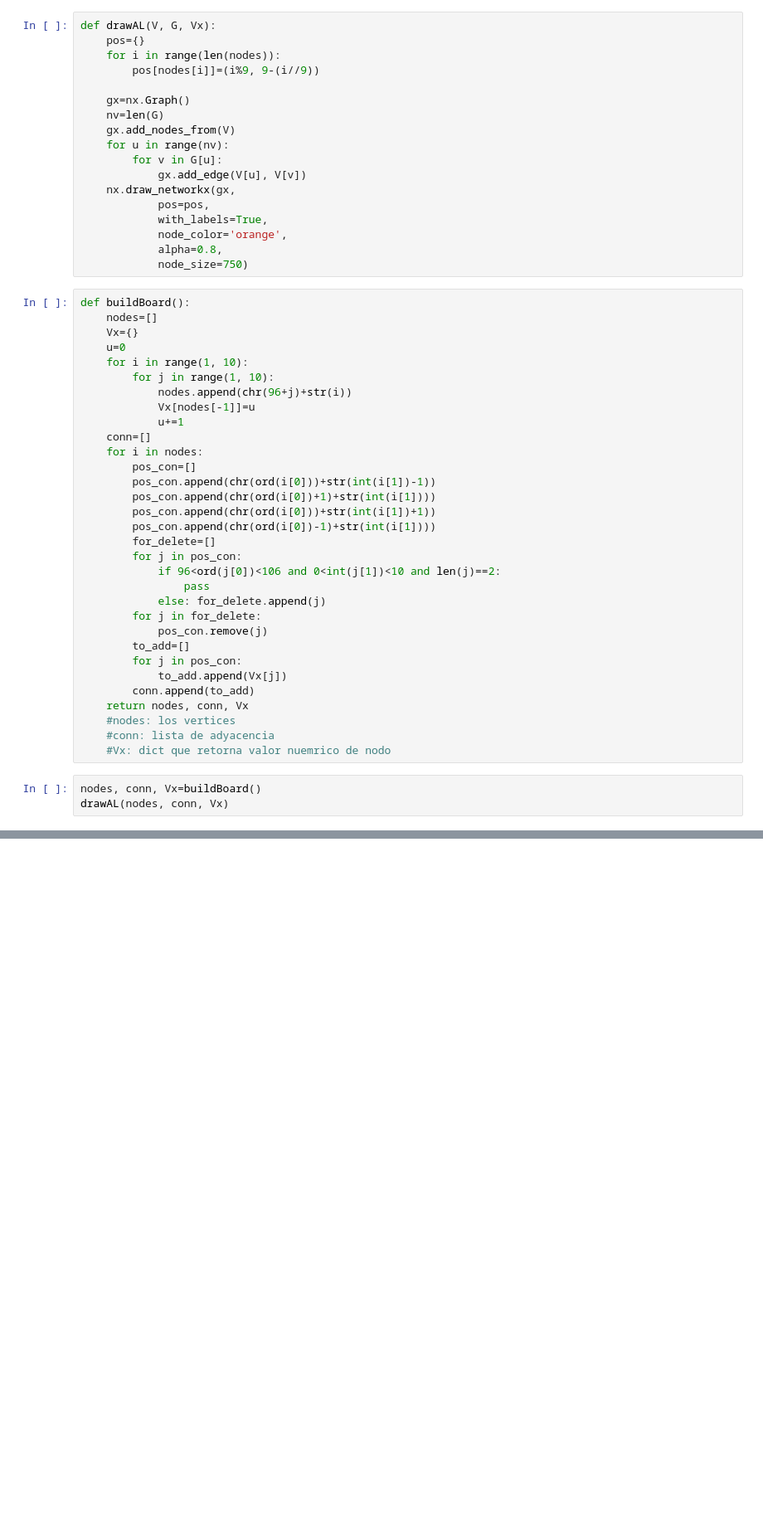
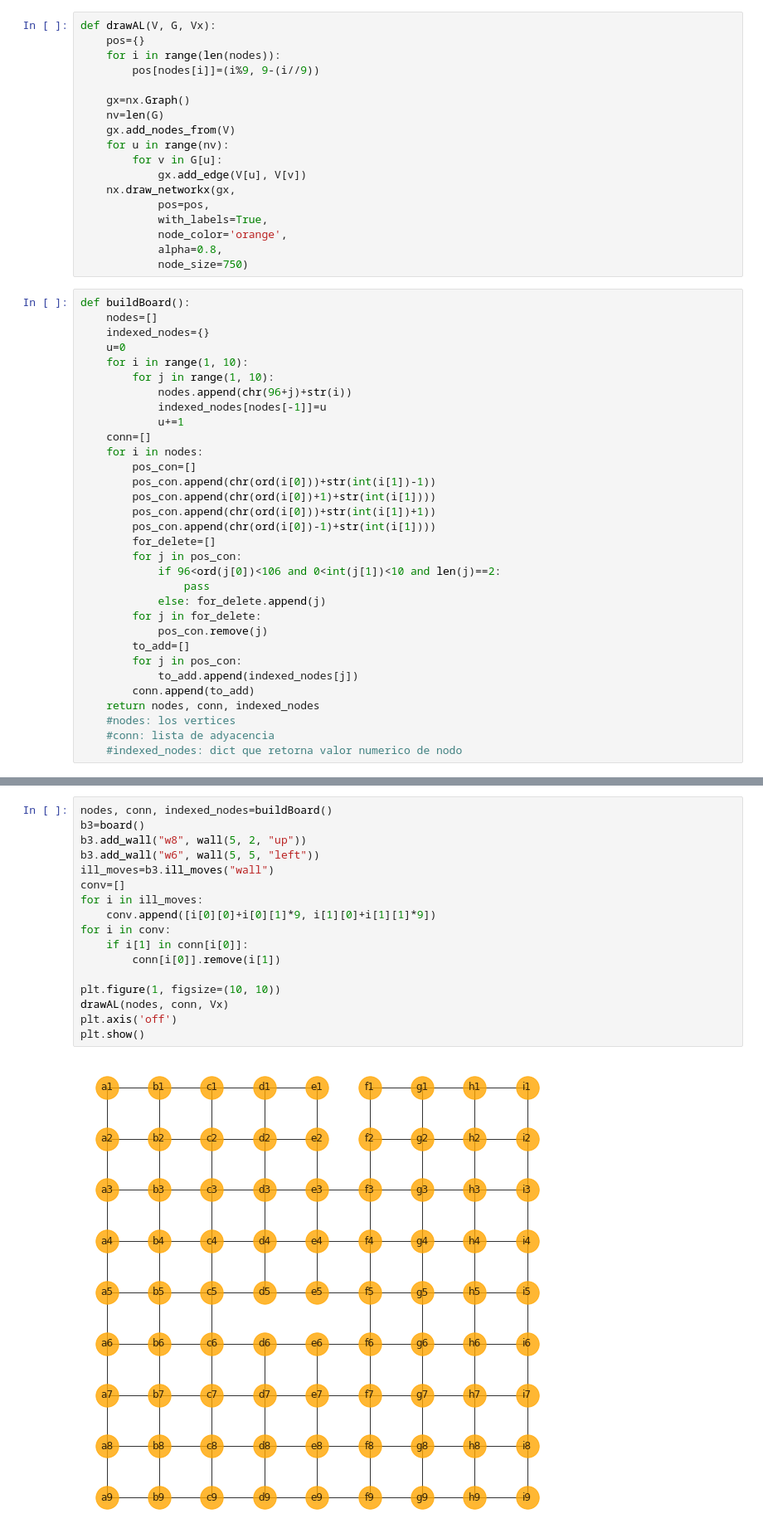
Before and after one commit to sadaakisz/Quoridor_Overthimker, a Jupyter notebook: Test_Notebook.ipynb, the cells around one changed output, grey strips where cells are left out. Shown at 83% size. Drawn from its saved outputs; the diff is of its cells as text; blank space fills up the shorter version.

Commit message:
Tested ill_moves conversion for connection removal in graph.
Tested ill_moves conversion for connection removal in graph.

```diff
--- a/Test_Notebook.ipynb
+++ b/Test_Notebook.ipynb
@@ -412,12 +412,12 @@ def drawAL(V, G, Vx):
 # %%
 def buildBoard():
     nodes=[]
-    Vx={}
+    indexed_nodes={}
     u=0
     for i in range(1, 10):
         for j in range(1, 10):
             nodes.append(chr(96+j)+str(i))
-            Vx[nodes[-1]]=u
+            indexed_nodes[nodes[-1]]=u
             u+=1
     conn=[]
     for i in nodes:
@@ -435,12 +435,9 @@ def buildBoard():
             pos_con.remove(j)
         to_add=[]
         for j in pos_con:
-            to_add.append(Vx[j])
+            to_add.append(indexed_nodes[j])
         conn.append(to_add)
-    return nodes, conn, Vx
+    return nodes, conn, indexed_nodes
     #nodes: los vertices
     #conn: lista de adyacencia
-    #Vx: dict que retorna valor nuemrico de nodo
+    #indexed_nodes: dict que retorna valor numerico de nodo
-# %%
-nodes, conn, Vx=buildBoard()
-drawAL(nodes, conn, Vx)
@@ -448,0 +444,19 @@ drawAL(nodes, conn, Vx)
+# %%
+nodes, conn, indexed_nodes=buildBoard()
+b3=board()
+b3.add_wall("w8", wall(5, 2, "up"))
+b3.add_wall("w6", wall(5, 5, "left"))
+ill_moves=b3.ill_moves("wall")
+conv=[]
+for i in ill_moves:
+    conv.append([i[0][0]+i[0][1]*9, i[1][0]+i[1][1]*9])
+for i in conv:
+    if i[1] in conn[i[0]]:
+        conn[i[0]].remove(i[1])
+
+plt.figure(1, figsize=(10, 10))
+drawAL(nodes, conn, Vx)
+plt.axis('off')
+plt.show()
+# %% [output]
+[figure, added]
```
Also changed, not shown: parts of 1 cell of this notebook.
